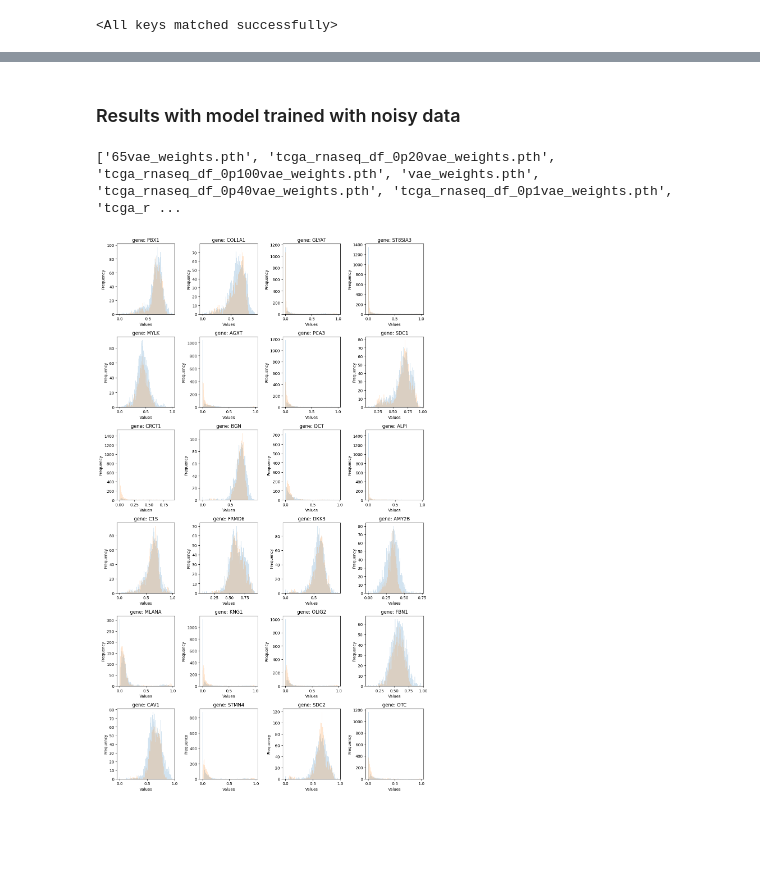
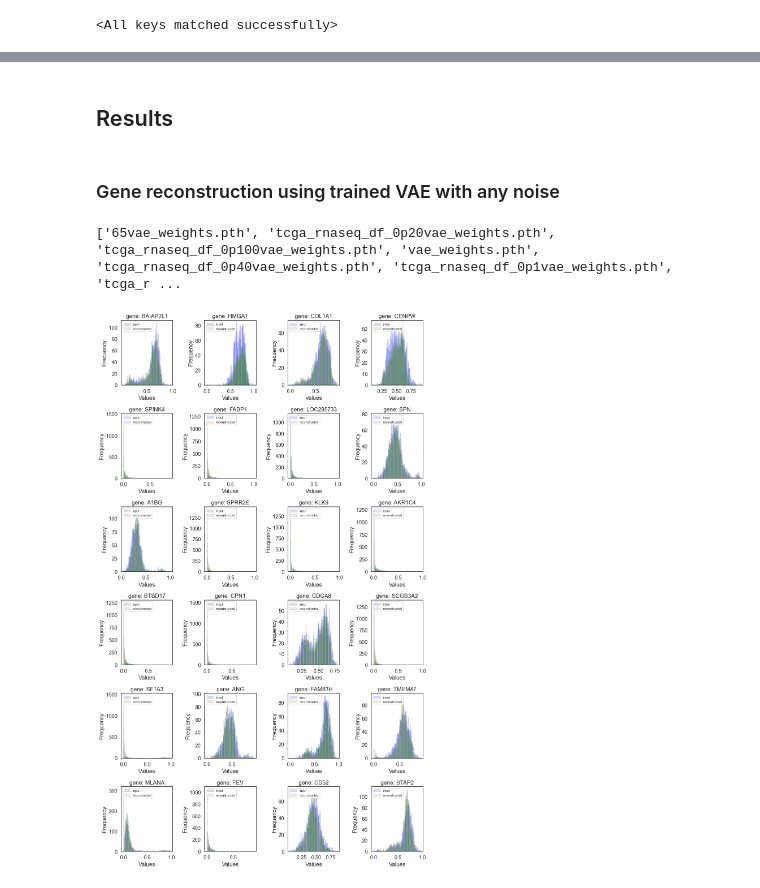
Before and after one commit to aschoudry/VAE_prject, a Jupyter notebook: notebooks/Reconstruction_losses.ipynb, the cells around one changed output, grey strips where cells are left out. Saved outputs shown, nothing was run; the diff lists cells and outputs as text; code cells hidden in the pictures; blank space fills up the shorter version.

Commit message:
added more analysis at gene level

```diff
--- a/notebooks/Reconstruction_losses.ipynb
+++ b/notebooks/Reconstruction_losses.ipynb
@@ -1433,5 +1398,5 @@ input_rnaseq_mu
 # %% [markdown]
-### Results with model trained with noisy data
+## Results
 # %%
 # load model
 def load_trained_model(model, model_name):
@@ -1487,11 +1452,12 @@ def plot_histograms_best_genes(df, model):
 
     # Plot the histograms
     for i, ax in enumerate(axes.flatten()):
-        ax.hist(df[best_500_genes[70 + i]], bins=100, alpha=0.2)
-        ax.hist(df_reconstruct[best_500_genes[70 + i]], bins=100, alpha=0.2)
+        ax.hist(df[best_500_genes[70 + i]], bins=100, alpha=0.2, edgecolor='blue', linewidth=1)
+        ax.hist(df_reconstruct[best_500_genes[70 + i]], bins=100, alpha=0.2, edgecolor='green', linewidth=1)
         ax.set_title(f"gene: {str(best_500_genes[70+i])}")
         ax.set_xlabel("Values")
         ax.set_ylabel("Frequency")
+        ax.legend(["input", "reconstructed"], fontsize="8", loc ="upper left")
 
     # Adjust the layout to prevent overlapping
     plt.tight_layout()
@@ -1513,17 +1479,21 @@ def plot_histograms_worst_genes(df, model):
 
     # Plot the histograms
     for i, ax in enumerate(axes.flatten()):
-        ax.hist(df[worst_500_genes[460+i]], bins=100, alpha=0.2)
-        ax.hist(df_reconstruct[worst_500_genes[460+i]], bins=100, alpha=0.2)
+        ax.hist(df[worst_500_genes[460+i]], bins=100, alpha=0.2, edgecolor='blue', linewidth=1)
+        ax.hist(df_reconstruct[worst_500_genes[460+i]], bins=100, alpha=0.2, edgecolor='green', linewidth=1)
         ax.set_title(f"gene: {str(worst_500_genes[460+i])}")
         ax.set_xlabel("Values")
         ax.set_ylabel("Frequency")
+        ax.legend(["input", "reconstructed"], fontsize="8", loc ="upper left")
+
 
     # Adjust the layout to prevent overlapping
     plt.tight_layout()
 
     # Show the plot
     plt.show()
+# %% [markdown]
+### Gene reconstruction using trained VAE with any noise
 # %%
 models = os.listdir("../output/models/")
 print(models)
@@ -1532,10 +1502,10 @@ print(models)
 # %%
 model = VAE(input_dim=5000, hidden_dim=[100], z_dim=100)
 # %%
-model = load_trained_model(model, model_name=models[-1])
+model = load_trained_model(model, model_name=models[3])
 plot_histograms_best_genes(rnaseq_df, model)
 # %% [output]
-[figure, old version]
+[figure, new version]
 # %%
 plot_histograms_worst_genes(rnaseq_df, model)
 # %% [output]
```
Also changed, not shown: parts of 23 cells of this notebook.
